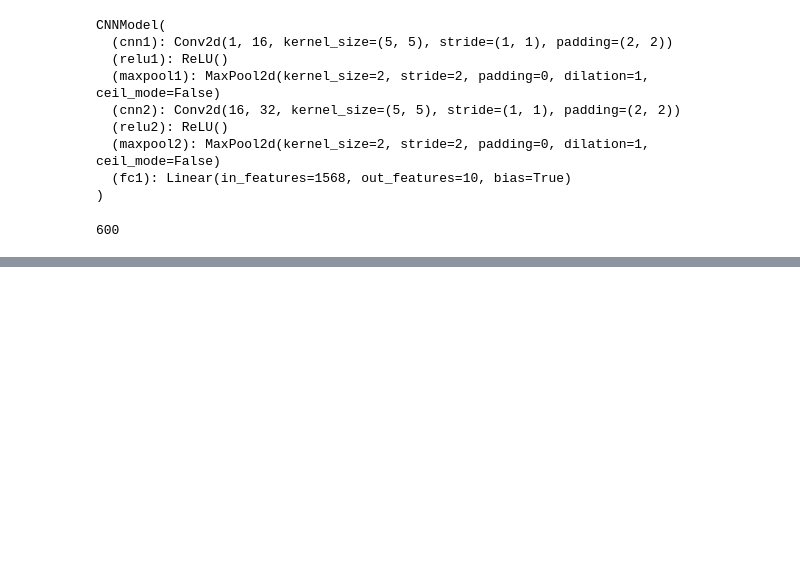
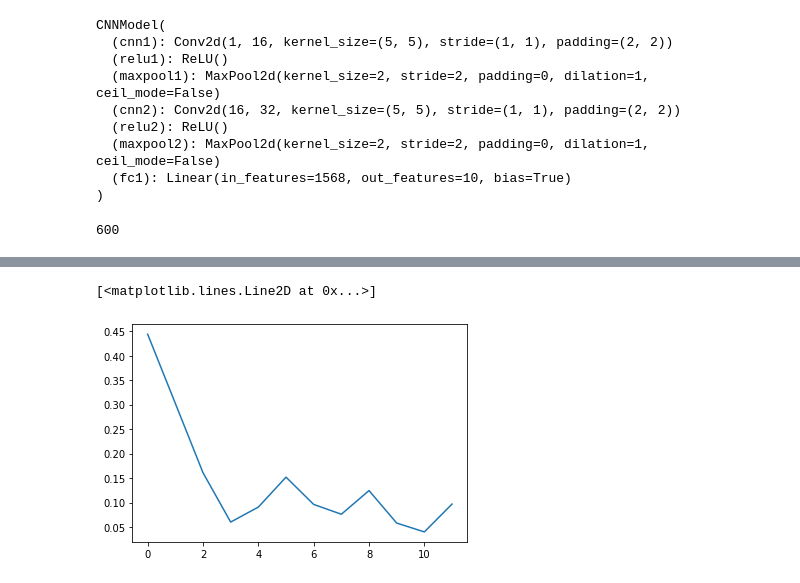
Before and after one commit to sachinshubhams/Computer-Vision, a Jupyter notebook: CNN_MNIST_Dataset_using_Pytorch.ipynb, the cells around one changed output, grey strips where cells are left out. Cells and saved outputs as stored; diff of their text form; code cells hidden in the pictures; blank space fills up the shorter version.

```diff
--- a/CNN_MNIST_Dataset_using_Pytorch.ipynb
+++ b/CNN_MNIST_Dataset_using_Pytorch.ipynb
@@ -163,28 +136,23 @@ total_step
 # %%
 iter = 0
 num_epochs=10
+losses = []
+
 for epoch in range(num_epochs):
     for i, (images, labels) in enumerate(loaders['train_loader']):
         # Load images
         images = images.requires_grad_()
-
-        # Clear gradients w.r.t. parameters
+        # Clear gradients wrt parameters
         optimizer.zero_grad()
-
         # Forward pass to get output/logits
         outputs = model(images)
-
         # Calculate Loss: softmax --> cross entropy loss
         loss = loss_function(outputs, labels)
-
-        # Getting gradients w.r.t. parameters
+        # Getting gradients wrt parameters
         loss.backward()
-
         # Updating parameters
         optimizer.step()
-
         iter += 1
-
         if iter % 500 == 0:
             # Calculate Accuracy
             correct = 0
@@ -193,21 +161,16 @@ for epoch in range(num_epochs):
             for images, labels in loaders['test_loader']:
                 # Load images
                 images = images.requires_grad_()
-
                 # Forward pass only to get logits/output
                 outputs = model(images)
-
                 # Get predictions from the maximum value
                 _, predicted = torch.max(outputs.data, 1)
-
                 # Total number of labels
                 total += labels.size(0)
-
                 # Total correct predictions
                 correct += (predicted == labels).sum()
-
             accuracy = 100 * correct / total
-
+            losses.append(loss.item())
             # Print Loss
             print('Epoch [{}/{}], Step [{}/{}], Iteration: {}, Loss: {:.4f}, Accuracy: {:.4f}'.format(epoch + 1, num_epochs, i + 1, total_step, iter, loss.item(), accuracy))
 # %% [output]
@@ -267,0 +204,5 @@ plt.savefig('output.png')
+# %%
+plt.plot(losses)
+# %% [output]
+[<matplotlib.lines.Line2D at 0x...>]
+[figure, added]
```
Also changed, not shown: parts of 17 cells of this notebook.
